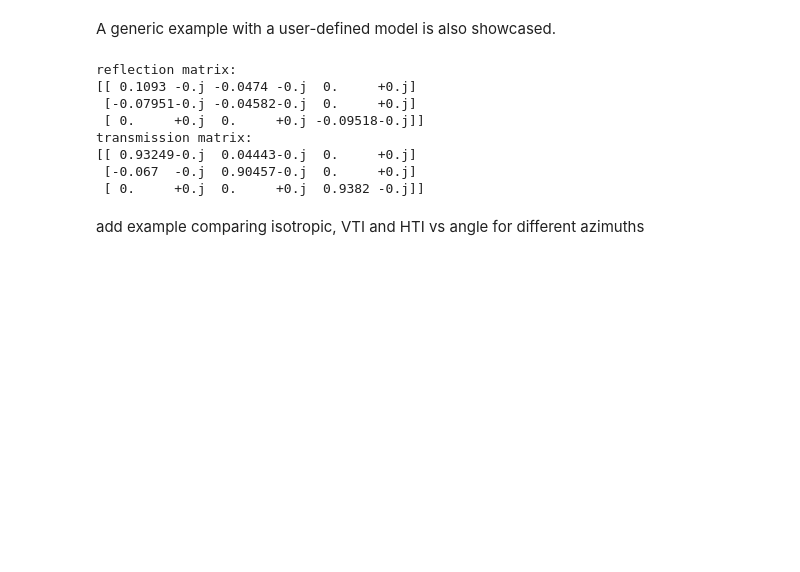
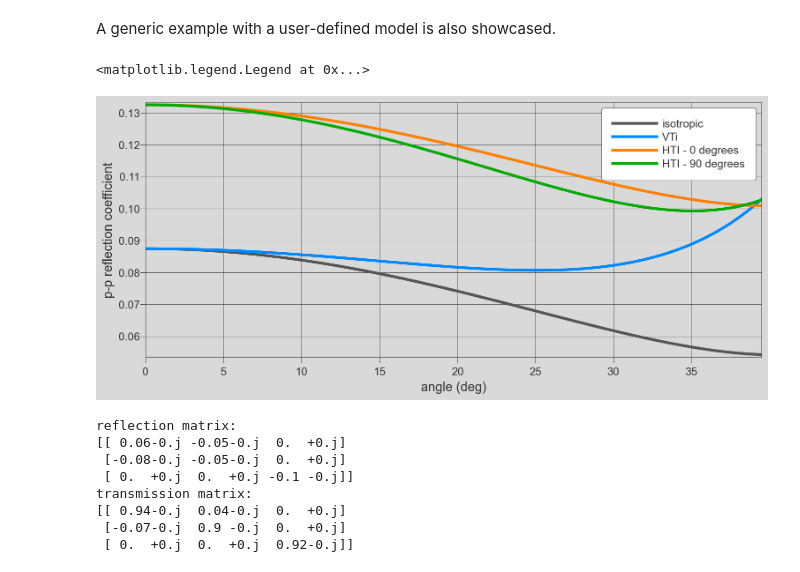
Before and after one commit to gpap-gpap/mantis-core-examples, a Jupyter notebook: Example_3_AVO.ipynb, the cells around one changed output. Saved outputs shown, nothing was run; the diff lists cells and outputs as text; code cells hidden in the pictures; blank space fills up the shorter version.

```diff
--- a/Example_3_AVO.ipynb
+++ b/Example_3_AVO.ipynb
@@ -8,7 +8,9 @@ In this notebook we showcase the anisotropic, viscoelastic reflection coefficien
 import mantis_core.rock_physics as manRP
 import mantis_core.rock_physics.fluid as manFL
 import mantis_core.interface as manIT
+import mantis_core.utilities as manUT
 
 import mantis_core._literature as manLIT
 from mantis_core.rock_physics.fluid_presets import presets as manPResets
 import numpy as np
+plt.style.use("plotting.mantis_plotting")
@@ -101,14 +116,40 @@ reflection, transmission = rt(horizontal_slowness=[0.2,0.0])
+# %%
+angles = np.arange(0.,40, 0.5)
+rads = np.deg2rad(angles)
+slownesses = [manUT.incidence_angle_to_slowness(incidence_angle=r, Vp=top_properties["Vp"]) for r in rads]
+
+reflectivities = {}
+labels = {"Isotropic": layer2, "VTI": layer2VTI, "HTI - 0 degrees":layer2HTI, "HTI - 90 degrees": layerrotated2HTI}
+
+for key, val in labels.items():
+    reflectivities[key] = np.empty(len(angles))
+    rt = manIT.ReflectionTransmissionMatrix.sp_init(spUp=layer1, spDown=val)
+    for i, s in enumerate(slownesses):
+        reflectivities[key][i]  = rt(horizontal_slowness=[0., s])[0][0,0]
+
+import matplotlib.pyplot as plt
+fig, ax = plt.subplots()
+ax.plot(angles, reflectivities["Isotropic"], label="isotropic")
+ax.plot(angles, reflectivities["VTI"], label="VTi")
+ax.plot(angles, reflectivities["HTI - 0 degrees"], label="HTI - 0 degrees")
+ax.plot(angles, reflectivities["HTI - 90 degrees"], label = "HTI - 90 degrees")
+ax.set_xlabel("angle (deg)")
+ax.set_ylabel("p-p reflection coefficient")
+ax.legend()
+# %% [output]
+<matplotlib.legend.Legend at 0x...>
+[figure, added]
 # %%
-with np.printoptions(precision=5, suppress=True):
+rt = manIT.ReflectionTransmissionMatrix.sp_init(spUp=layer1, spDown=layer2)
+reflection, transmission = rt(horizontal_slowness=[0.2, 0.0])
+with np.printoptions(precision=2, suppress=True):
     print(f"reflection matrix:\n{reflection} \ntransmission matrix:\n{transmission}")
 # %% [output]
 reflection matrix:
-[[ 0.1093 -0.j -0.0474 -0.j  0.     +0.j]
- [-0.07951-0.j -0.04582-0.j  0.     +0.j]
- [ 0.     +0.j  0.     +0.j -0.09518-0.j]]
+[[ 0.06-0.j -0.05-0.j  0.  +0.j]
+ [-0.08-0.j -0.05-0.j  0.  +0.j]
+ [ 0.  +0.j  0.  +0.j -0.1 -0.j]]
 transmission matrix:
-[[ 0.93249-0.j  0.04443-0.j  0.     +0.j]
- [-0.067  -0.j  0.90457-0.j  0.     +0.j]
- [ 0.     +0.j  0.     +0.j  0.9382 -0.j]]
+[[ 0.94-0.j  0.04-0.j  0.  +0.j]
+ [-0.07-0.j  0.9 -0.j  0.  +0.j]
+ [ 0.  +0.j  0.  +0.j  0.92-0.j]]
-# %% [markdown]
-add example comparing isotropic, VTI and HTI vs angle for different azimuths
```
Also changed, not shown: parts of 2 cells of this notebook, 5 other files.
